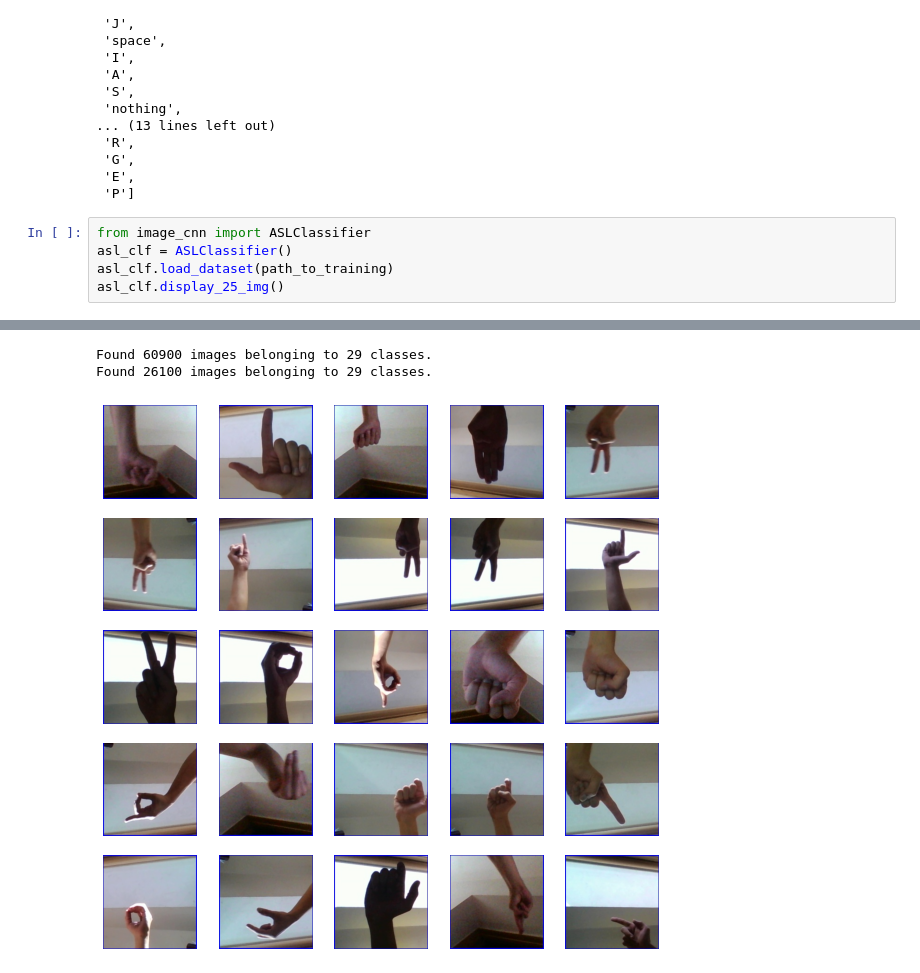
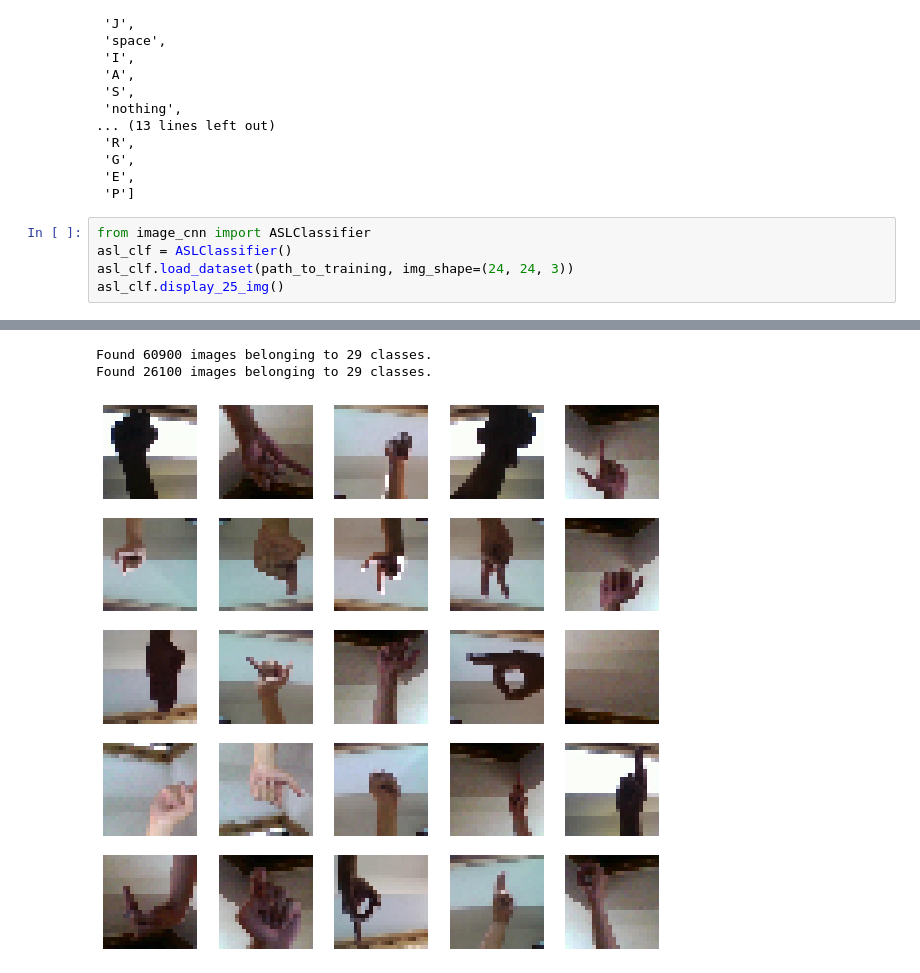
Before and after one commit to The-Ranger22/CSC494-GroupProject, a Jupyter notebook: src/model_evaluation.ipynb, the cells around one changed output, grey strips where cells are left out. Saved outputs shown, nothing was run; the diff lists cells and outputs as text.

```diff
--- a/src/model_evaluation.ipynb
+++ b/src/model_evaluation.ipynb
@@ -37,6 +37,6 @@ categories
 # %%
 from image_cnn import ASLClassifier
 asl_clf = ASLClassifier()
-asl_clf.load_dataset(path_to_training)
+asl_clf.load_dataset(path_to_training, img_shape=(24, 24, 3))
 asl_clf.display_25_img()
 # %% [output]
@@ -45,6 +45,6 @@ asl_clf.display_25_img()
 Found 60900 images belonging to 29 classes.
 Found 26100 images belonging to 29 classes.
-[figure, old version]
+[figure, new version]
 # %%
 asl_clf.compile_model()
 # %% [output]
```
Also changed, not shown: parts of 5 cells of this notebook, 1 other file.
